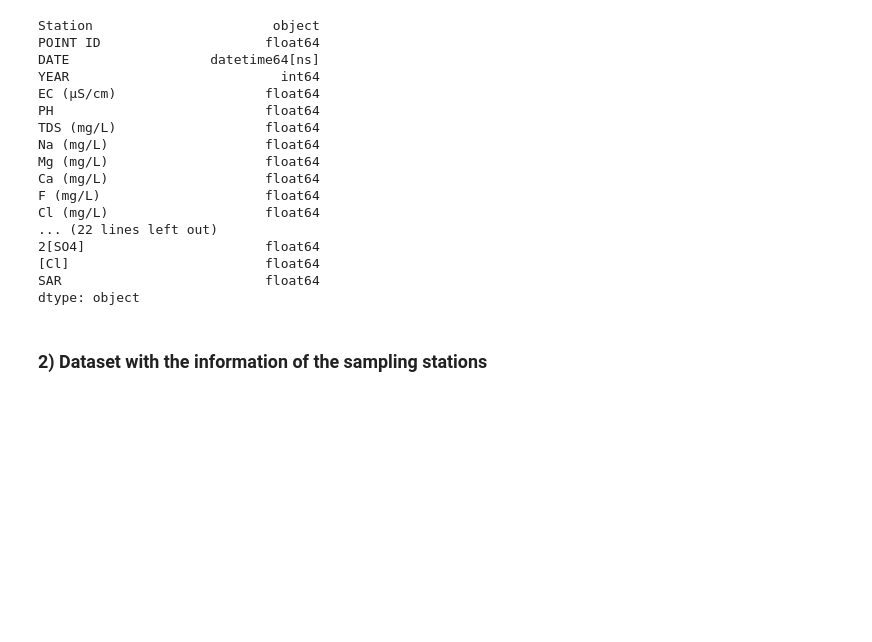
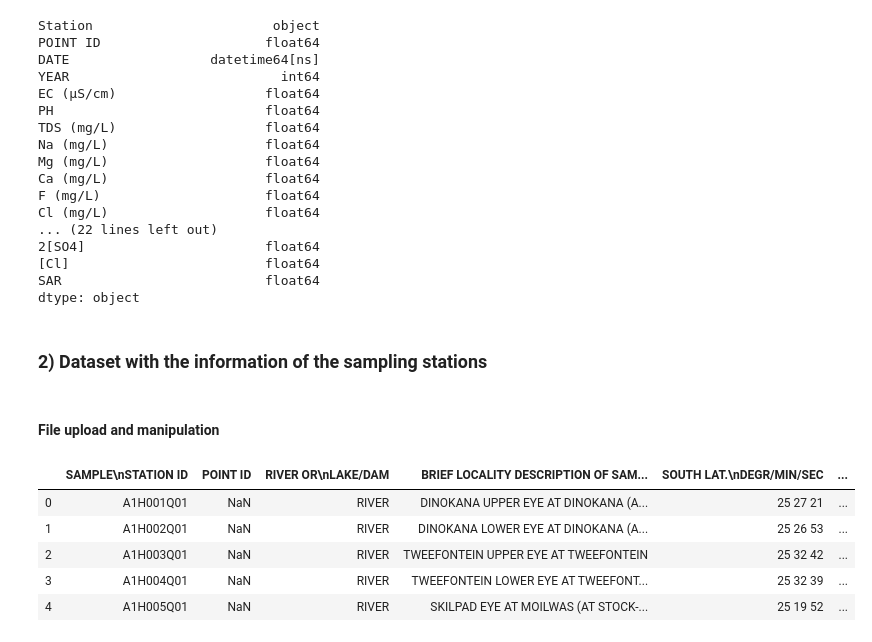
Before and after one commit to elenuskiya/TFM, a Jupyter notebook: Notebooks/00_Cleaning_manipulation_and_unification.ipynb, the cells around one changed output. Cells and saved outputs as stored; diff of their text form; code cells hidden in the pictures; blank space fills up the shorter version.

```diff
--- a/Notebooks/00_Cleaning_manipulation_and_unification.ipynb
+++ b/Notebooks/00_Cleaning_manipulation_and_unification.ipynb
@@ -530,3 +530,16 @@ chemical_clean=chemical_clean[["Station","POINT ID","DATE","YEAR","EC (μS/cm)",
                                "[HCO3]+2[CO3]","2[SO4]","[Cl]","SAR"]]
 # %% [markdown]
 ### 2) Dataset with the information of the sampling stations
+# %% [markdown]
+#### File upload and manipulation
+# %%
+stations=pd.read_excel("Sample_stations.xlsx", Sheet=1)
+# Take a first look at the dataset
+stations.head()
+# %% [output]
+|  | SAMPLE\nSTATION ID | POINT ID | RIVER OR\nLAKE/DAM | BRIEF LOCALITY DESCRIPTION OF SAM... | SOUTH LAT.\nDEGR/MIN/SEC | ... |
+| 0 | A1H001Q01 | NaN | RIVER | DINOKANA UPPER EYE AT DINOKANA (A... | 25 27 21 | ... |
+| 1 | A1H002Q01 | NaN | RIVER | DINOKANA LOWER EYE AT DINOKANA (A... | 25 26 53 | ... |
+| 2 | A1H003Q01 | NaN | RIVER | TWEEFONTEIN UPPER EYE AT TWEEFONTEIN | 25 32 42 | ... |
+| 3 | A1H004Q01 | NaN | RIVER | TWEEFONTEIN LOWER EYE AT TWEEFONT... | 25 32 39 | ... |
+| 4 | A1H005Q01 | NaN | RIVER | SKILPAD EYE AT MOILWAS (AT STOCK-... | 25 19 52 | ... |
```
Also changed, not shown: parts of 11 cells of this notebook.
